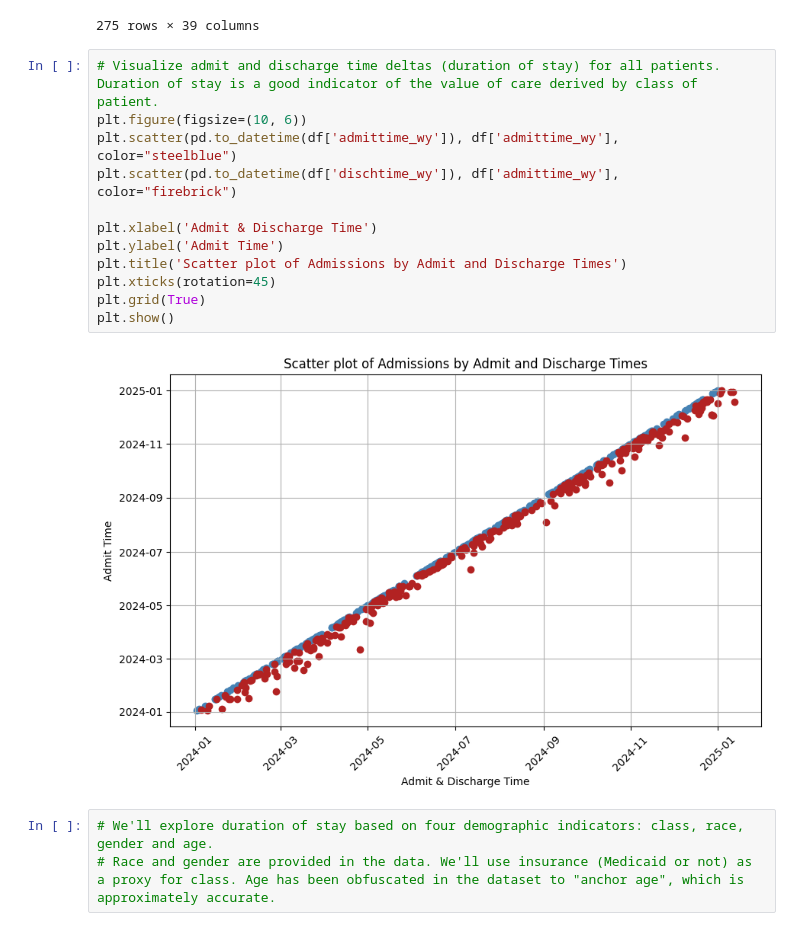
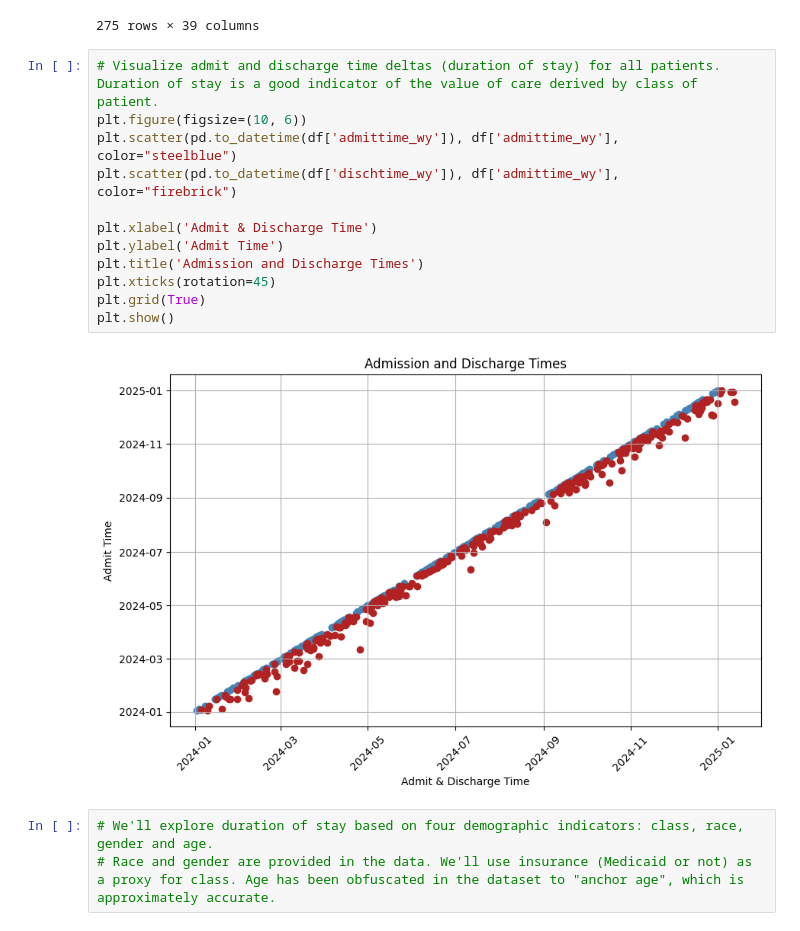
Before and after one commit to kkkarnav/MIMIC, a Jupyter notebook: 1_duration_of_stay.ipynb, the cells around one changed output. Drawn from its saved outputs; the diff is of its cells as text.

```diff
--- a/1_duration_of_stay.ipynb
+++ b/1_duration_of_stay.ipynb
@@ -70,17 +70,17 @@ df
 # %%
 # Visualize admit and discharge time deltas (duration of stay) for all patients. Duration of stay is a good indicator of the value of care derived by class of patient.
 plt.figure(figsize=(10, 6))
 plt.scatter(pd.to_datetime(df['admittime_wy']), df['admittime_wy'], color="steelblue")
 plt.scatter(pd.to_datetime(df['dischtime_wy']), df['admittime_wy'], color="firebrick")
 
 plt.xlabel('Admit & Discharge Time')
 plt.ylabel('Admit Time')
-plt.title('Scatter plot of Admissions by Admit and Discharge Times')
+plt.title('Admission and Discharge Times')
 plt.xticks(rotation=45)
 plt.grid(True)
 plt.show()
 # %% [output]
-[figure, old version]
+[figure, new version]
 # %%
 # We'll explore duration of stay based on four demographic indicators: class, race, gender and age.
 # Race and gender are provided in the data. We'll use insurance (Medicaid or not) as a proxy for class. Age has been obfuscated in the dataset to "anchor age", which is approximately accurate.
```
Also changed, not shown: parts of 6 cells of this notebook.
